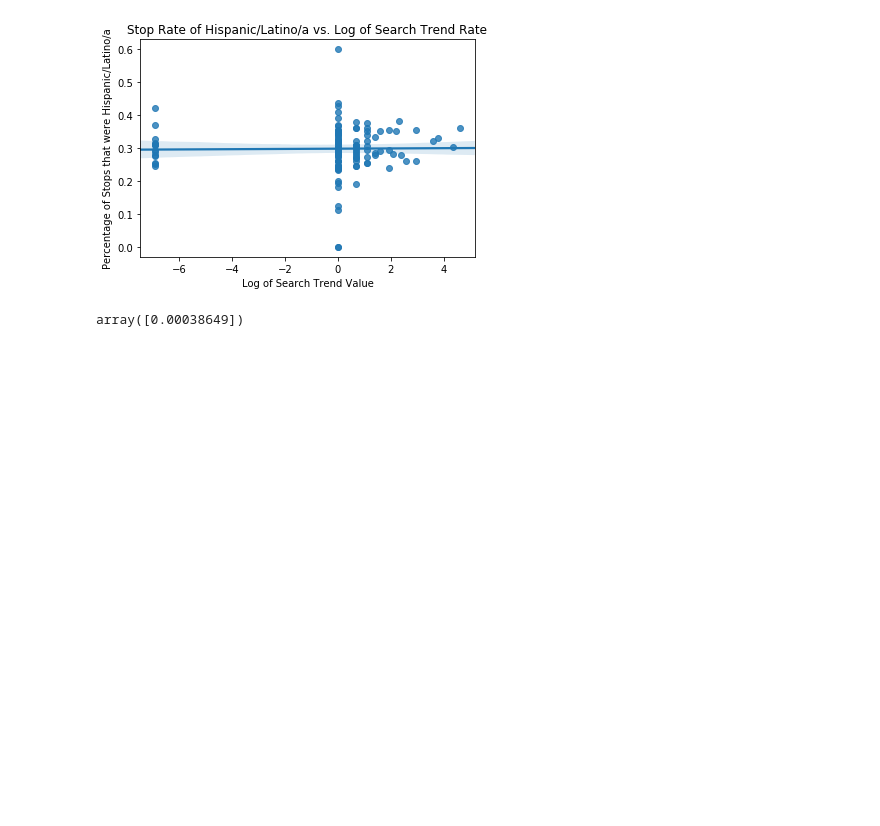
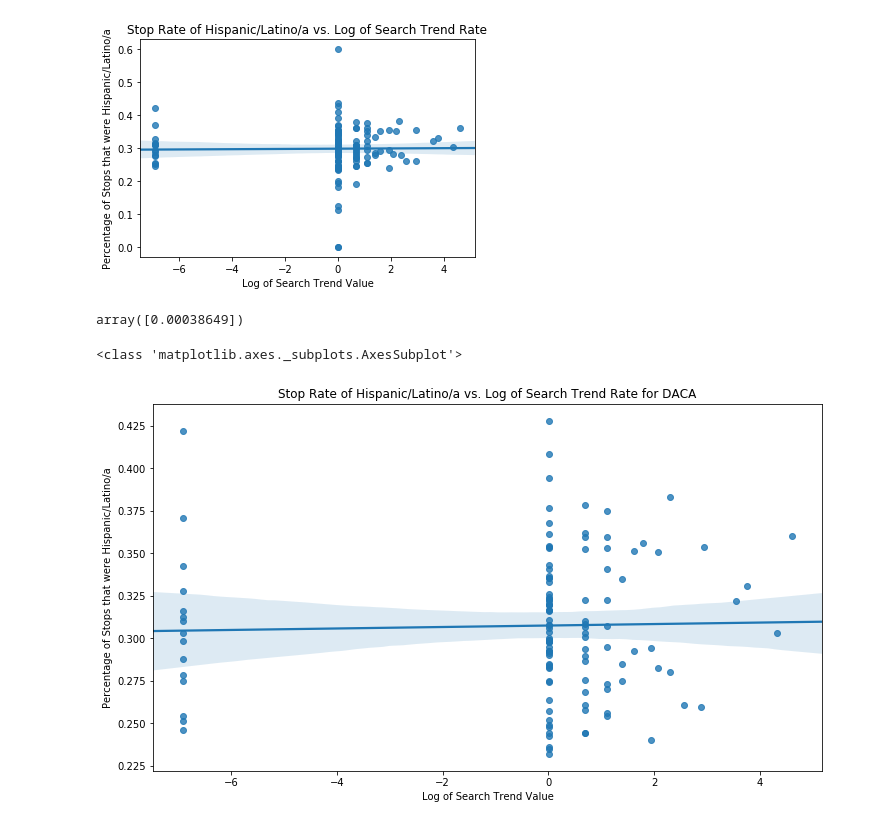
Before and after one commit to tevans-barton/Fair-Policing-Capstone, a Jupyter notebook: notebooks/RegressionNotebook.ipynb, the cells around one changed output. Drawn from its saved outputs; the diff is of its cells as text; code cells hidden in the pictures; blank space fills up the shorter version.

Commit message:
Ran Regression code

```diff
--- a/notebooks/RegressionNotebook.ipynb
+++ b/notebooks/RegressionNotebook.ipynb
@@ -90,3 +87,9 @@ x = regression(('07-05-2017', '11-05-2017'), 'Hispanic/Latino/a', 'DACA', 'log')
 x.coef_
 # %% [output]
 array([0.00038649])
+# %%
+reg_daca = regression(('07-05-2017', '11-05-2017'), 'Hispanic/Latino/a', 'DACA', save_fig = True)
+#eda_viz.month_race_count_viz(('07-05-2017', '11-05-2017'), 'DACA', save_fig = True)
+# %% [output]
+<class 'matplotlib.axes._subplots.AxesSubplot'>
+[figure, added]
```
Also changed, not shown: parts of 8 cells of this notebook, 9 other files.
